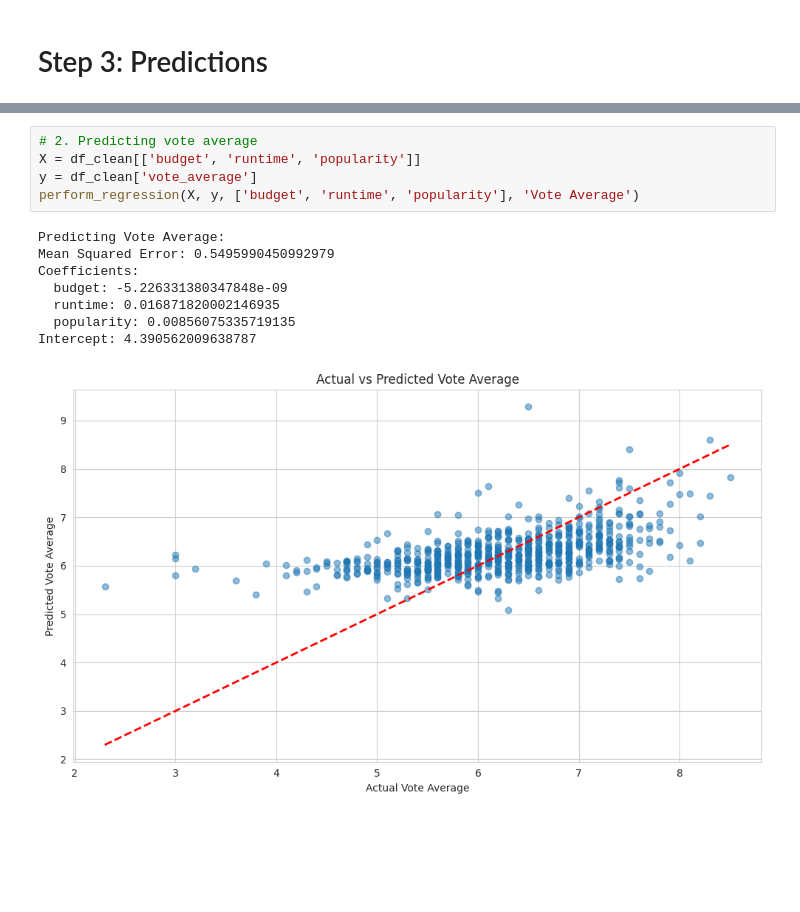
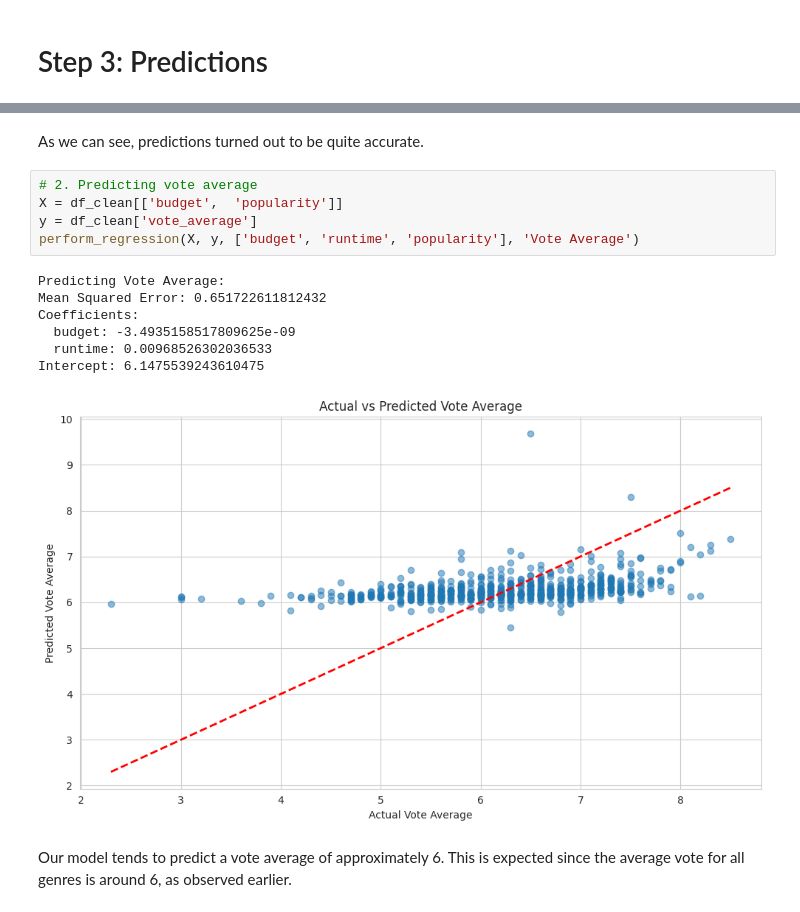
Before and after one commit to timofey256/movies-analysis, a Jupyter notebook: research.ipynb, the cells around one changed output, grey strips where cells are left out. Drawn from its saved outputs; the diff is of its cells as text; blank space fills up the shorter version.

Commit message:
Added comments for predictions part

```diff
--- a/research.ipynb
+++ b/research.ipynb
@@ -422,17 +424,20 @@ Intercept: -57093734.72820069
 [figure]
+# %% [markdown]
+As we can see, predictions turned out to be quite accurate.
 # %%
 # 2. Predicting vote average
-X = df_clean[['budget', 'runtime', 'popularity']]
+X = df_clean[['budget',  'popularity']]
 y = df_clean['vote_average']
 perform_regression(X, y, ['budget', 'runtime', 'popularity'], 'Vote Average')
 # %% [output]
 Predicting Vote Average:
-Mean Squared Error: 0.5495990450992979
+Mean Squared Error: 0.651722611812432
 Coefficients:
-  budget: -5.226331380347848e-09
-  runtime: 0.016871820002146935
-  popularity: 0.00856075335719135
-Intercept: 4.390562009638787
+  budget: -3.4935158517809625e-09
+  runtime: 0.00968526302036533
+Intercept: 6.1475539243610475
-[figure, old version]
+[figure, new version]
+# %% [markdown]
+Our model tends to predict a vote average of approximately 6. This is expected since the average vote for all genres is around 6, as observed earlier.
 # %%
 # 3. Predicting popularity
```
Also changed, not shown: parts of 6 cells of this notebook.
